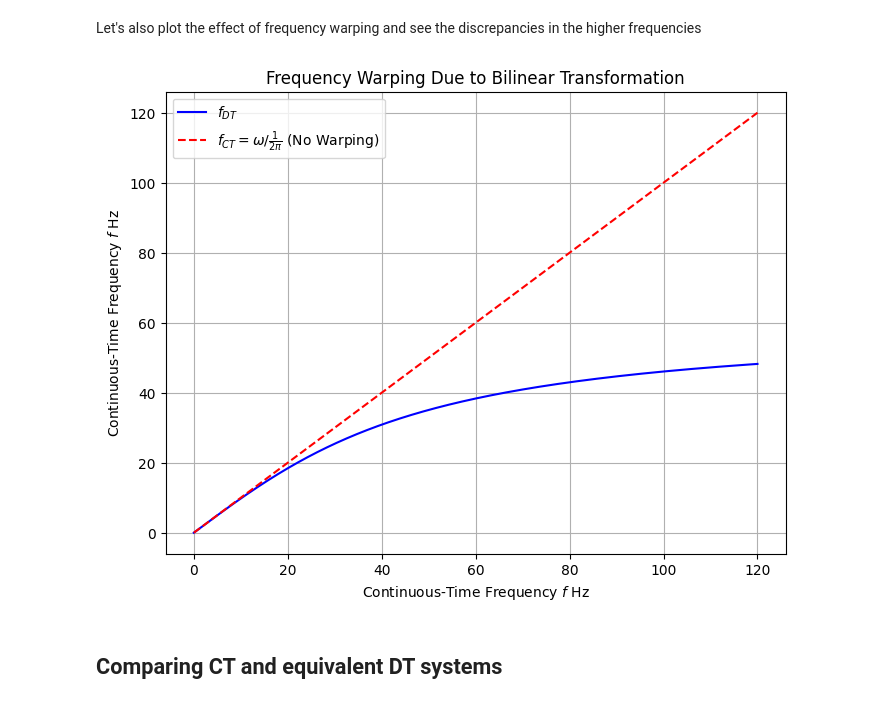
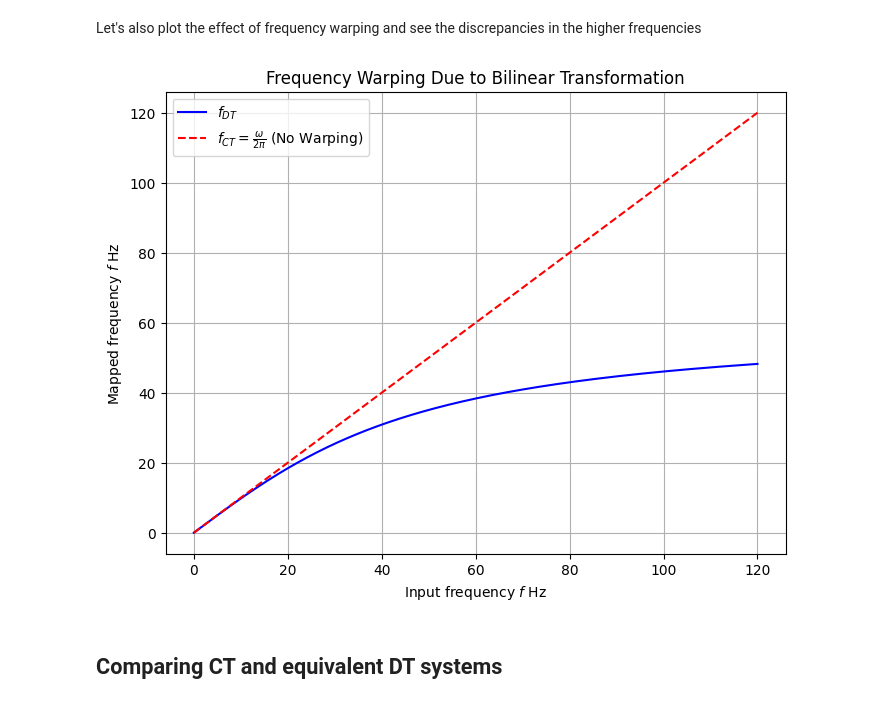
Before and after one commit to AlpSari/time_series_applications, a Jupyter notebook: digital_signal_processing/digital_systems.ipynb, the cells around one changed output. Cells and saved outputs as stored; diff of their text form; code cells hidden in the pictures.

```diff
--- a/digital_signal_processing/digital_systems.ipynb
+++ b/digital_signal_processing/digital_systems.ipynb
@@ -163,23 +163,23 @@ Let's also plot the effect of frequency warping and see the discrepancies in the
 # %%
 # Define continuous-time frequencies (omega)
 omega = np.linspace(0, 2 * np.pi * fs, 1000)  # Continuous-time frequency (angular)
 
 # Compute discrete-time frequencies (Omega) using the bilinear transformation formula
 Omega = 2 * np.arctan(omega * T_s / 2)
 
 # Plot the frequency warping ( mapping it back to frequency in Hz)
 plt.figure(figsize=(8, 6))
 plt.plot(omega /( 2 * np.pi ) , Omega * fs / ( 2 * np.pi ), label=r'$f_{DT} $', color='b')
-plt.plot(omega / ( 2 * np.pi ), omega / ( 2 * np.pi ), '--', label=r'$f_{CT} = \omega / \frac{1}{2\pi}$ (No Warping)', color='r')  # Ideal linear relationship
+plt.plot(omega / ( 2 * np.pi ), omega / ( 2 * np.pi ), '--', label=r'$f_{CT} = \frac{\omega}{2\pi}$ (No Warping)', color='r')  # Ideal linear relationship
 
 plt.title('Frequency Warping Due to Bilinear Transformation')
-plt.xlabel('Continuous-Time Frequency $f$ Hz')
-plt.ylabel('Continuous-Time Frequency $f$ Hz')
+plt.xlabel('Input frequency $f$ Hz')
+plt.ylabel('Mapped frequency $f$ Hz')
 plt.grid(True)
 plt.legend()
 plt.show()
 # %% [output]
-[figure, old version]
+[figure, new version]
 # %% [markdown]
 ## Comparing CT and equivalent DT systems
 # %% [markdown]
```
Also changed, not shown: parts of 2 cells of this notebook.
